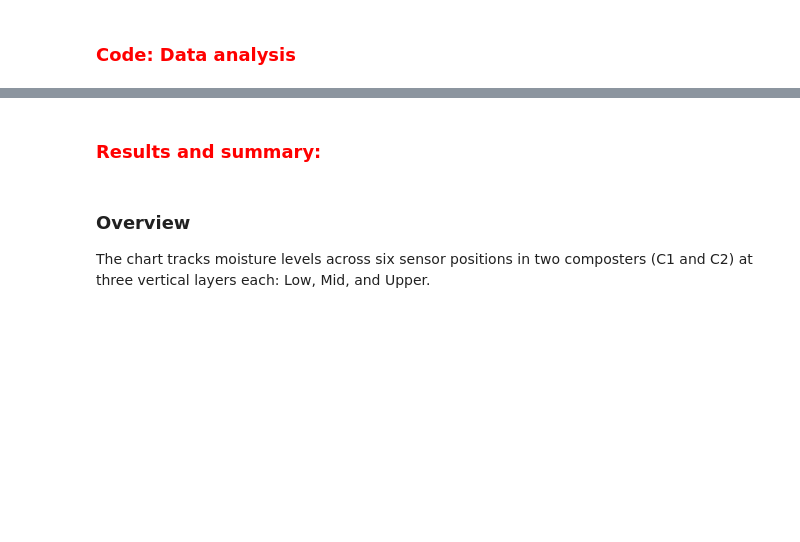
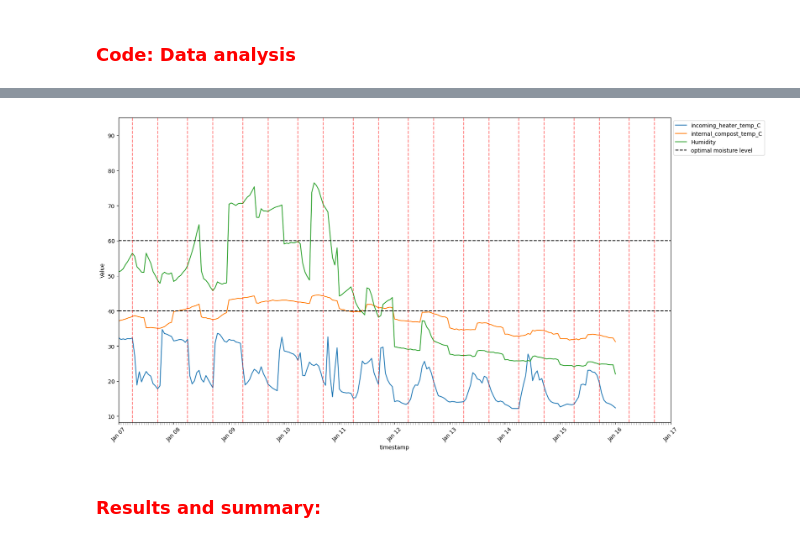
Before and after one commit to Compost-Coders/composting-coders, a Jupyter notebook: notebooks/jan_data_notebook/Dataset2_analysis.ipynb, the cells around one changed output, grey strips where cells are left out. Drawn from its saved outputs; the diff is of its cells as text; code cells hidden in the pictures; blank space fills up the shorter version.

```diff
--- a/notebooks/jan_data_notebook/Dataset2_analysis.ipynb
+++ b/notebooks/jan_data_notebook/Dataset2_analysis.ipynb
@@ -105,5 +150,47 @@ plt.legend(loc='upper left', bbox_to_anchor=(1, 1))
+# %%
+# Define start and end of range
+start_ts = pd.Timestamp("2026-01-07 00:00")
+end_ts   = pd.Timestamp("2026-01-17 00:00")
+
+plt.figure(figsize=(18, 10))
+plot = sns.lineplot(data=df_long, x="timestamp", y="Value", hue="Sensor", errorbar=None)
+
+# Limit x-axis to desired range
+plt.xlim(start_ts, end_ts)
+
+# Rotate x-labels
+plt.xticks(rotation=45)
+
+# Horizontal lines
+plt.axhline(y=40, color='black', linestyle='--', label='optimal moisture level')
+plt.axhline(y=60, color='black', linestyle='--')
+
+# Generate list of dates
+all_days = pd.date_range(start=start_ts.floor('D'), end=end_ts.floor('D'), freq='D')
+
+# Loop through each day and plot vertical lines at 7:00 and 19:00
+for day in all_days:
+    plt.axvline(x=day + pd.Timedelta(hours=6), color='red', linestyle='--', alpha=0.5)
+    plt.axvline(x=day + pd.Timedelta(hours=17), color='red', linestyle='--', alpha=0.5)
+
+# Place legend outside
+plt.legend(loc='upper left', bbox_to_anchor=(1, 1))
+
+# -----------------------------
+# Set x-axis ticks to show each hour
+ax = plt.gca()  # get current axis
+
+# Major ticks every 6 hours (optional)
+ax.xaxis.set_major_locator(mdates.DayLocator())  # optional: one major tick per day
+ax.xaxis.set_major_formatter(mdates.DateFormatter('%b %d'))  # show day as label
+
+# Minor ticks every hour
+ax.xaxis.set_minor_locator(mdates.HourLocator(interval=1))
+ax.tick_params(axis='x', which='minor', length=4, color='gray')  # tiny ticks
+
+# Format the x-axis nicely (optional: rotate labels for minor ticks if needed)
+plt.show()
+# %% [output]
+[figure, added]
 # %% [markdown]
 <h3 style="color: red"><b>Results and summary:</b></h3>
-# %% [markdown]
-<h3><strong>Overview</strong></h3>
-The chart tracks moisture levels across six sensor positions in two composters (C1 and C2) at three vertical layers each: Low, Mid, and Upper.
```
Also changed, not shown: parts of 15 cells of this notebook, 1 other file.
